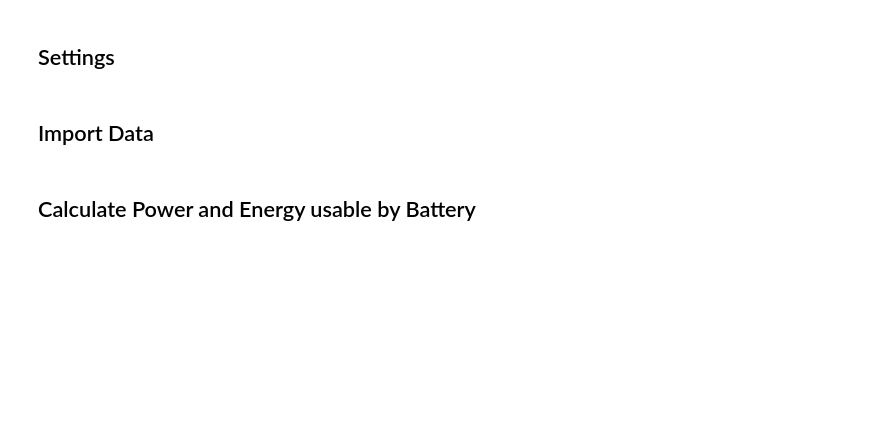
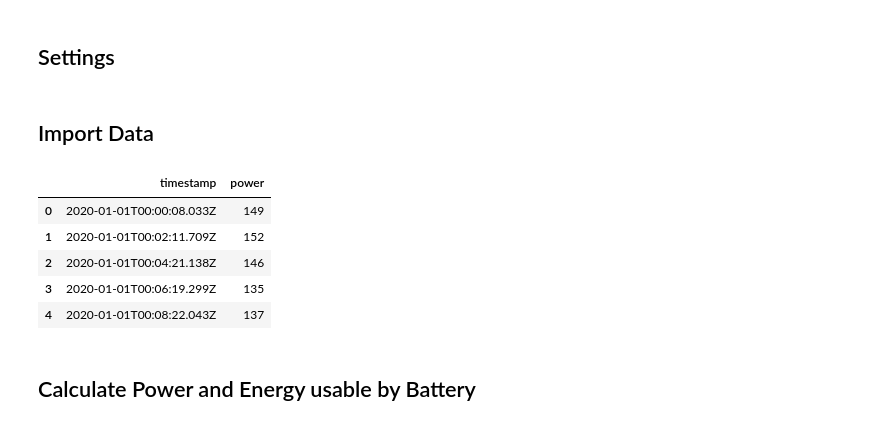
Before and after one commit to PV-Soft/Battery-Simulation, a Jupyter notebook: Simulate_Battery.ipynb, the cells around one changed output. Saved outputs shown, nothing was run; the diff lists cells and outputs as text; code cells hidden in the pictures; blank space fills up the shorter version.

Commit message:
Include sample data in notebook.

```diff
--- a/Simulate_Battery.ipynb
+++ b/Simulate_Battery.ipynb
@@ -65,3 +50,13 @@ all_data = JanMrz
+# %%
+all_data = pd.read_csv('sample_data.csv')
+all_data.head()
+# %% [output]
+|  | timestamp | power |
+| 0 | 2020-01-01T00:00:08.033Z | 149 |
+| 1 | 2020-01-01T00:02:11.709Z | 152 |
+| 2 | 2020-01-01T00:04:21.138Z | 146 |
+| 3 | 2020-01-01T00:06:19.299Z | 135 |
+| 4 | 2020-01-01T00:08:22.043Z | 137 |
 # %% [markdown]
 ## Calculate Power and Energy usable by Battery
 # %%
```
Also changed, not shown: parts of 5 cells of this notebook.
